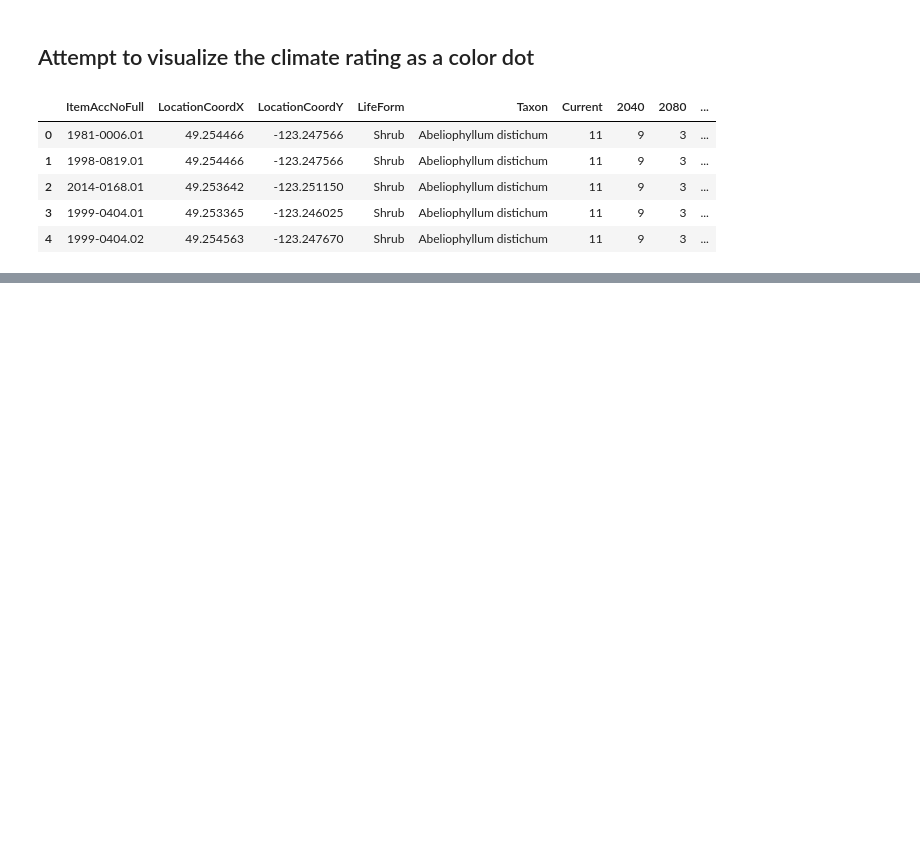
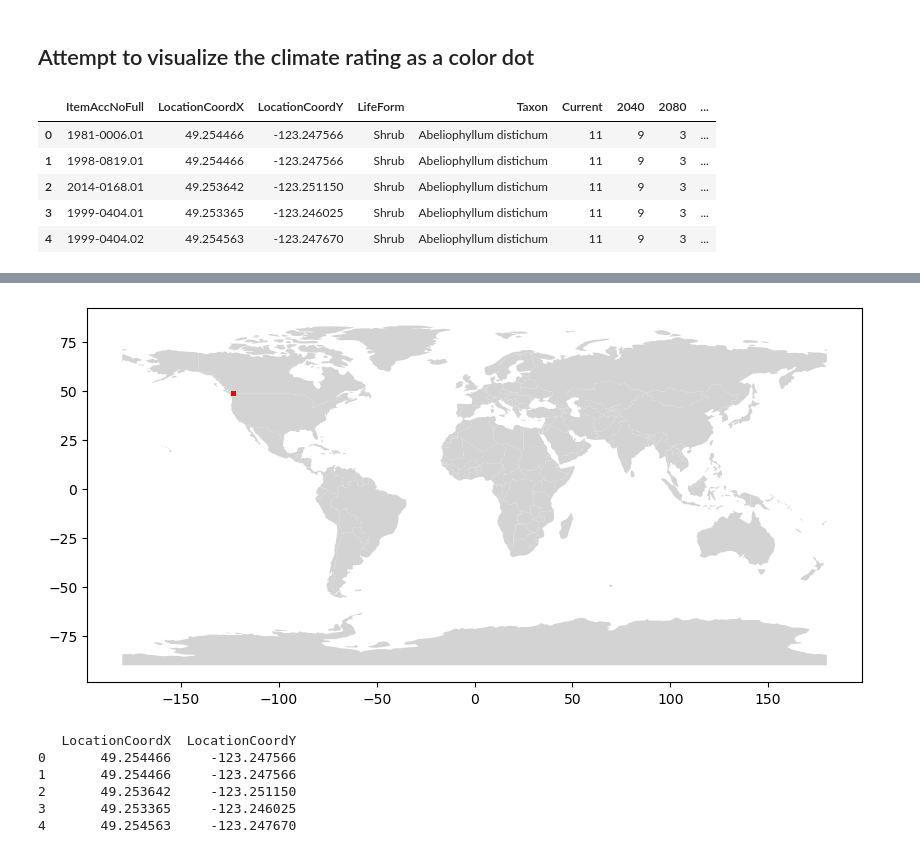
Before and after one commit to Kkubeck/CAT_analysis, a Jupyter notebook: EDA.ipynb, the cells around one changed output, grey strips where cells are left out. Cells and saved outputs as stored; diff of their text form; code cells hidden in the pictures; blank space fills up the shorter version.

```diff
--- a/EDA.ipynb
+++ b/EDA.ipynb
@@ -70,0 +74,20 @@ final_merged_df.head()
+# %%
+# Plot the entire world map
+ax = world.plot(figsize=(10, 10), color='lightgrey')
+
+# Plot all points
+geo_df.plot(ax=ax, marker='o', color='red', markersize=5)
+
+# Show the plot
+plt.show()
+# %% [output]
+[figure, added]
+# %%
+print(final_merged_df[['LocationCoordX', 'LocationCoordY']].head())
+# %% [output]
+   LocationCoordX  LocationCoordY
+0       49.254466     -123.247566
+1       49.254466     -123.247566
+2       49.253642     -123.251150
+3       49.253365     -123.246025
+4       49.254563     -123.247670
```
Also changed, not shown: parts of 5 cells of this notebook.
